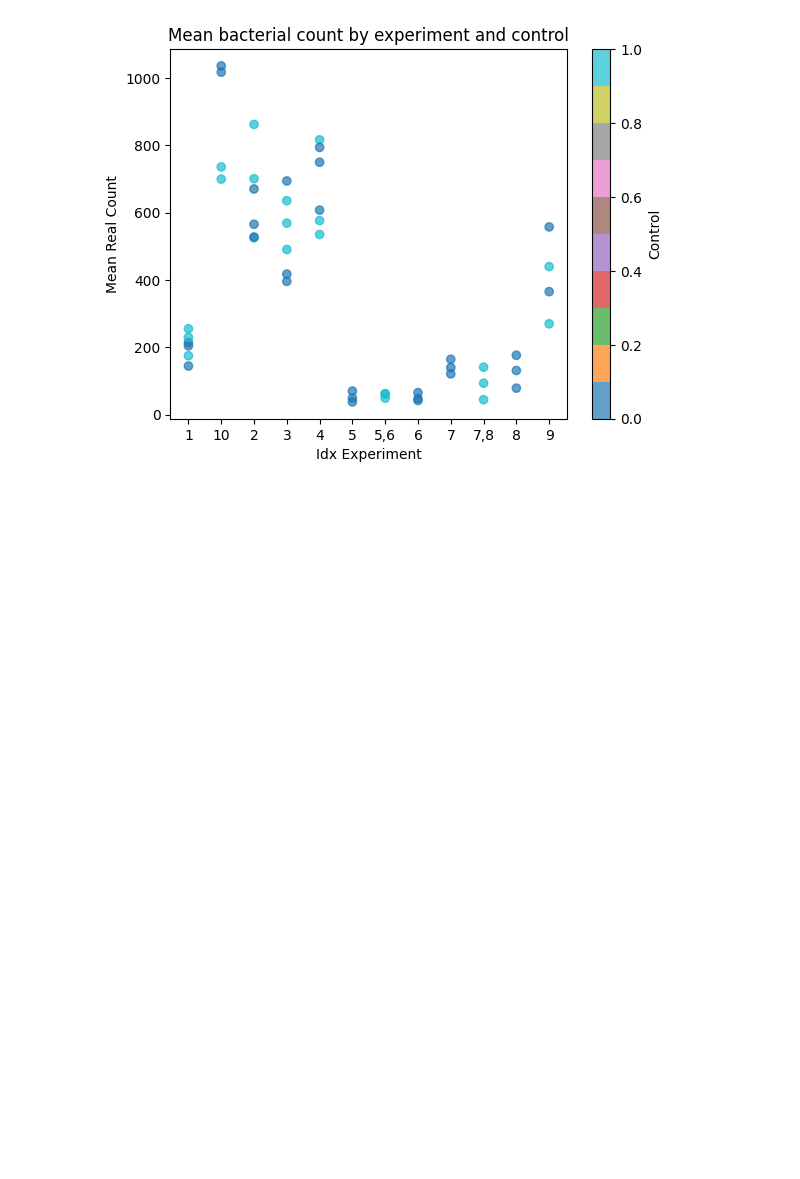
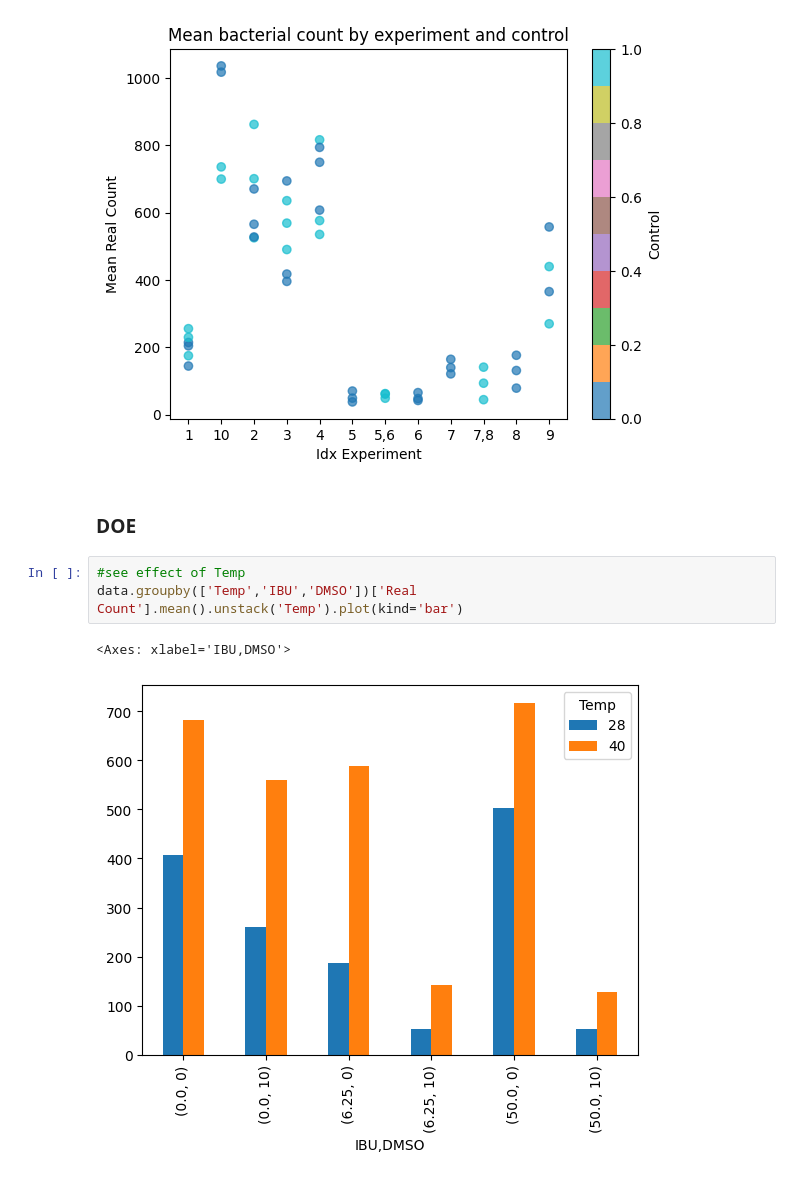
Before and after one commit to ahbagheri01/Progetto_Bayesian_Statistics, a Jupyter notebook: src/jupyter/Data_exploration1.ipynb, the cells around one changed output. Cells and saved outputs as stored; diff of their text form; blank space fills up the shorter version.

```diff
--- a/src/jupyter/Data_exploration1.ipynb
+++ b/src/jupyter/Data_exploration1.ipynb
@@ -100,3 +124,11 @@ plt.colorbar(label="Control")
 plt.show()
 # %% [output]
 [figure]
+# %% [markdown]
+### DOE
+# %%
+#see effect of Temp
+data.groupby(['Temp','IBU','DMSO'])['Real Count'].mean().unstack('Temp').plot(kind='bar')
+# %% [output]
+<Axes: xlabel='IBU,DMSO'>
+[figure, added]
```
Also changed, not shown: parts of 14 cells of this notebook, 4 other files.
